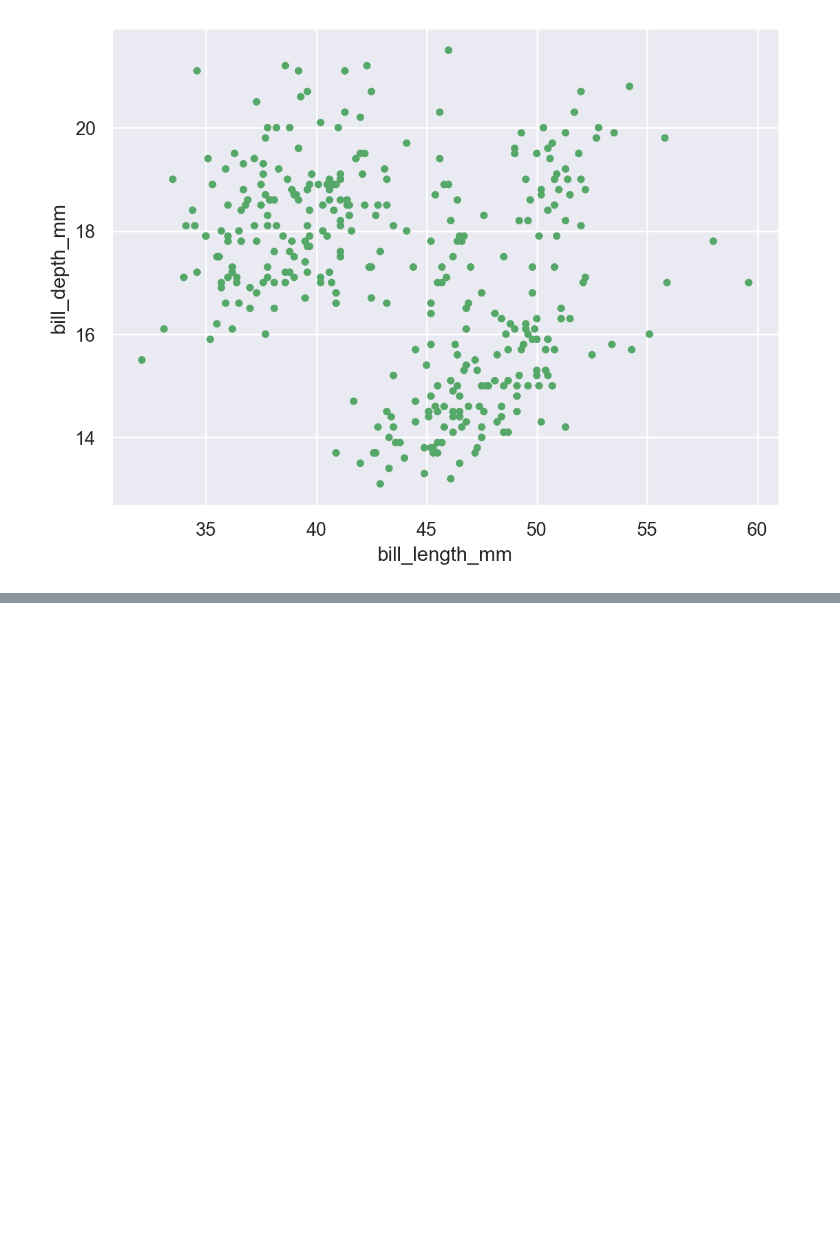
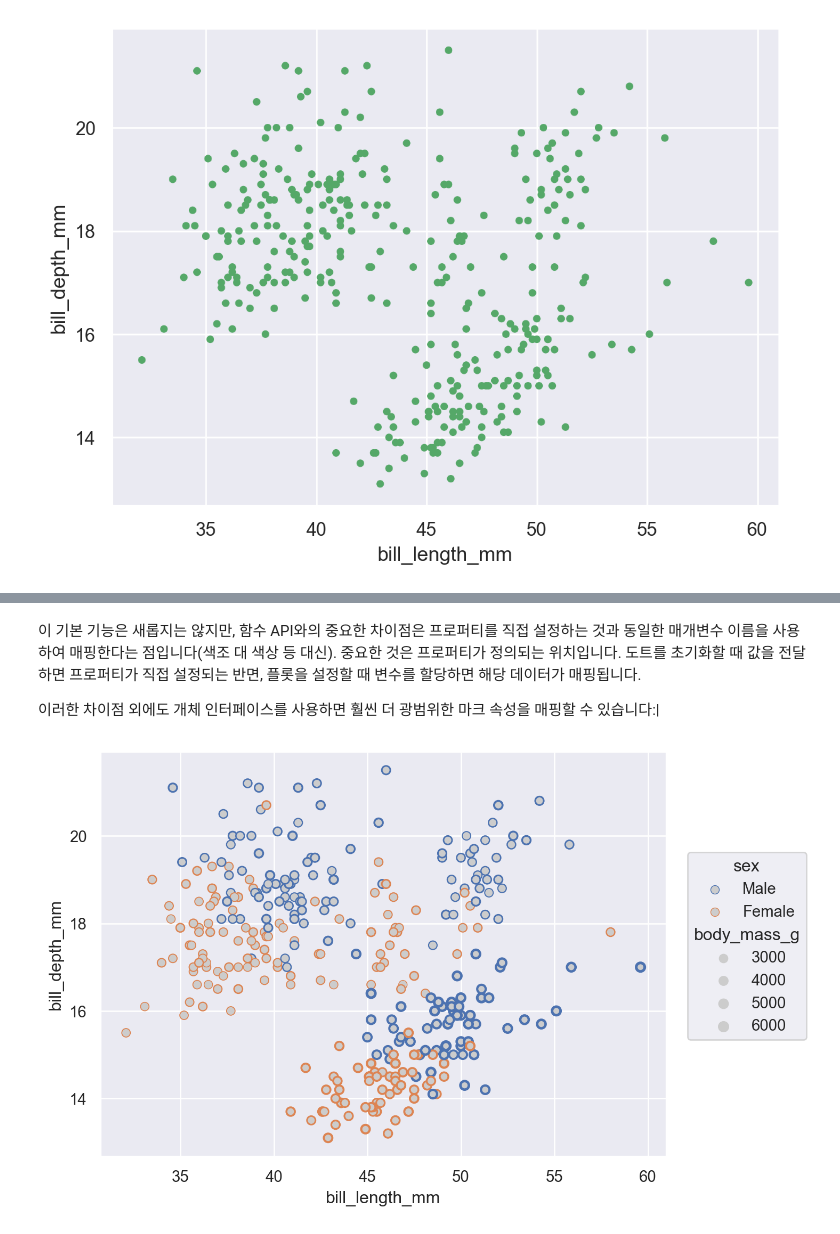
Before and after one commit to Choseyeonshay/seaborntutorial, a Jupyter notebook: 7. Objects interface.ipynb, the cells around one changed output, grey strips where cells are left out. Saved outputs shown, nothing was run; the diff lists cells and outputs as text; code cells hidden in the pictures; blank space fills up the shorter version.

```diff
--- a/7. Objects interface.ipynb
+++ b/7. Objects interface.ipynb
@@ -47,0 +62,14 @@ penguins.head()
+# %% [markdown]
+이 기본 기능은 새롭지는 않지만, 함수 API와의 중요한 차이점은 프로퍼티를 직접 설정하는 것과 동일한 매개변수 이름을 사용하여 매핑한다는 점입니다(색조 대 색상 등 대신). 중요한 것은 프로퍼티가 정의되는 위치입니다. 도트를 초기화할 때 값을 전달하면 프로퍼티가 직접 설정되는 반면, 플롯을 설정할 때 변수를 할당하면 해당 데이터가 매핑됩니다.
+
+이러한 차이점 외에도 개체 인터페이스를 사용하면 훨씬 더 광범위한 마크 속성을 매핑할 수 있습니다:|
+# %%
+(
+    so.Plot(
+        penguins, x="bill_length_mm", y="bill_depth_mm",
+        edgecolor="sex", edgewidth="body_mass_g",
+    )
+    .add(so.Dot(color=".8"))
+)
+# %% [output]
+[figure, added]
```
Also changed, not shown: parts of 9 cells of this notebook.
